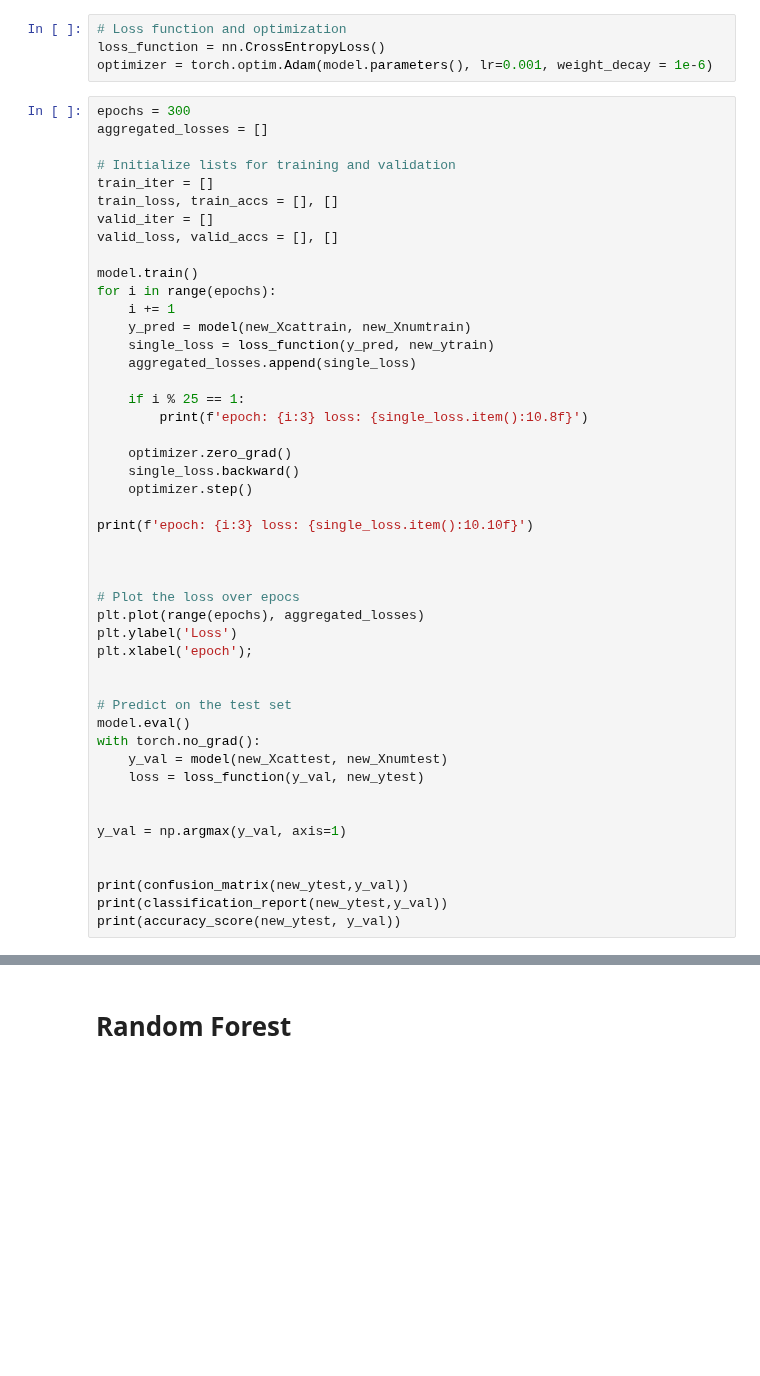
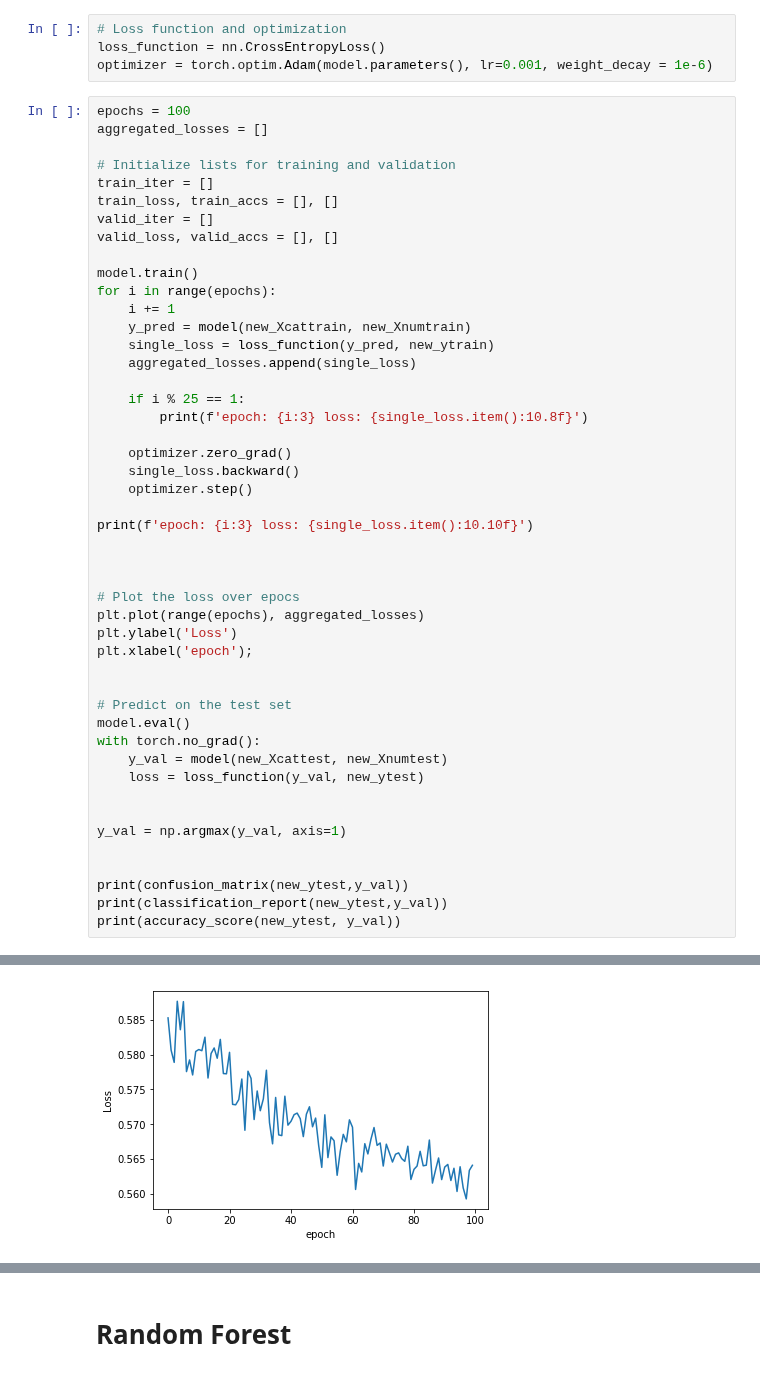
Before and after one commit to oskarwiese/fagprojekt, a Jupyter notebook: src/Classifier_notebook.ipynb, the cells around one changed output, grey strips where cells are left out. Drawn from its saved outputs; the diff is of its cells as text; blank space fills up the shorter version.

```diff
--- a/src/Classifier_notebook.ipynb
+++ b/src/Classifier_notebook.ipynb
@@ -394,7 +367,7 @@ Model(
 loss_function = nn.CrossEntropyLoss()
 optimizer = torch.optim.Adam(model.parameters(), lr=0.001, weight_decay = 1e-6)
 # %%
-epochs = 300
+epochs = 100
 aggregated_losses = []
 
 # Initialize lists for training and validation
@@ -448,0 +434 @@ epoch: 101 loss: 0.59374934
+[figure, added]
```
Also changed, not shown: parts of 9 cells of this notebook, 1 other file.
